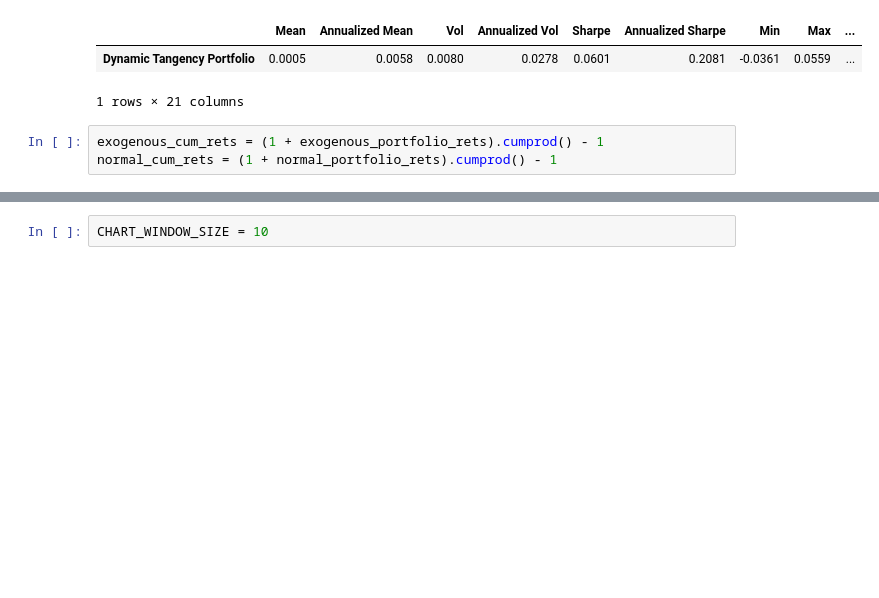
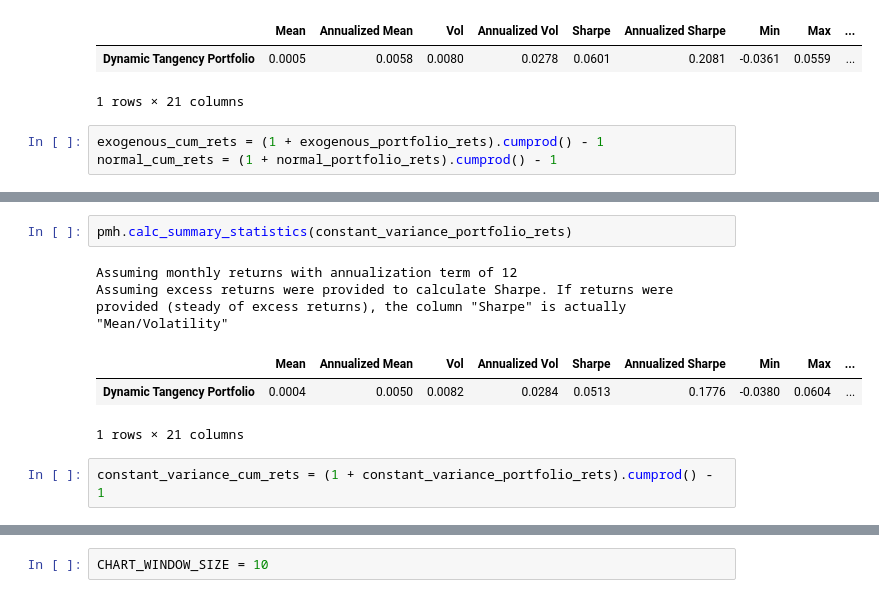
Before and after one commit to Kunj121/MacroFinance_HW2, a Jupyter notebook: project/regressions.ipynb, the cells around one changed output, grey strips where cells are left out. Saved outputs shown, nothing was run; the diff lists cells and outputs as text; blank space fills up the shorter version.

```diff
--- a/project/regressions.ipynb
+++ b/project/regressions.ipynb
@@ -683,0 +709,10 @@ normal_cum_rets.columns = ['Normal Garch MVO Portfolio']
+# %%
+pmh.calc_summary_statistics(constant_variance_portfolio_rets)
+# %% [output]
+Assuming monthly returns with annualization term of 12
+Assuming excess returns were provided to calculate Sharpe. If returns were provided (steady of excess returns), the column "Sharpe" is actually "Mean/Volatility"
+|  | Mean | Annualized Mean | Vol | Annualized Vol | Sharpe | Annualized Sharpe | Min | Max | ... |
+| Dynamic Tangency Portfolio | 0.0004 | 0.0050 | 0.0082 | 0.0284 | 0.0513 | 0.1776 | -0.0380 | 0.0604 | ... |
+1 rows × 21 columns
+# %%
+constant_variance_cum_rets = (1 + constant_variance_portfolio_rets).cumprod() - 1
```
Also changed, not shown: parts of 20 cells of this notebook, 1 other file.
